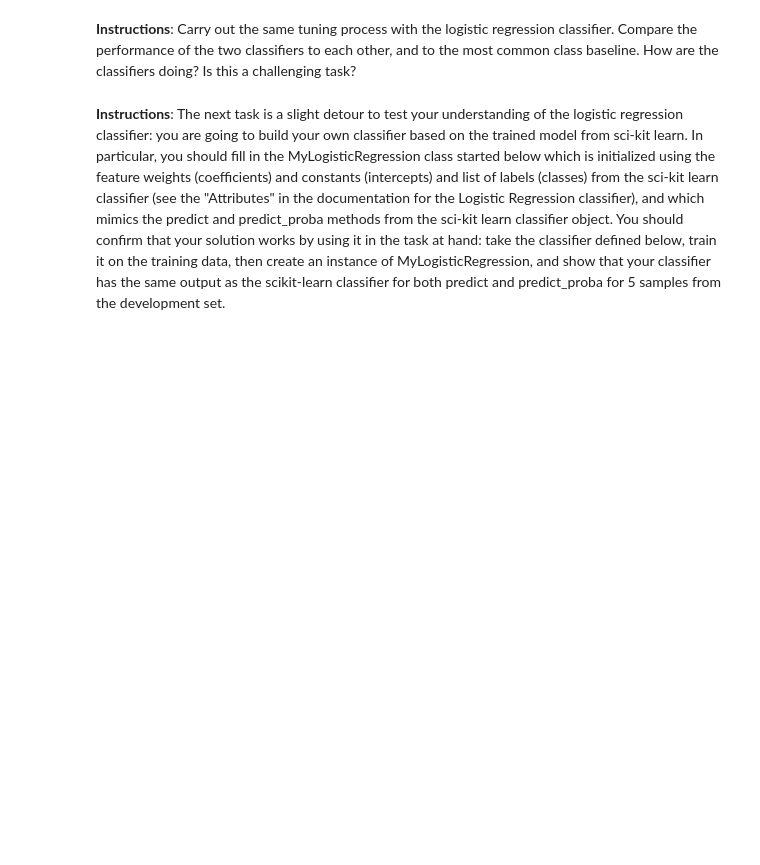
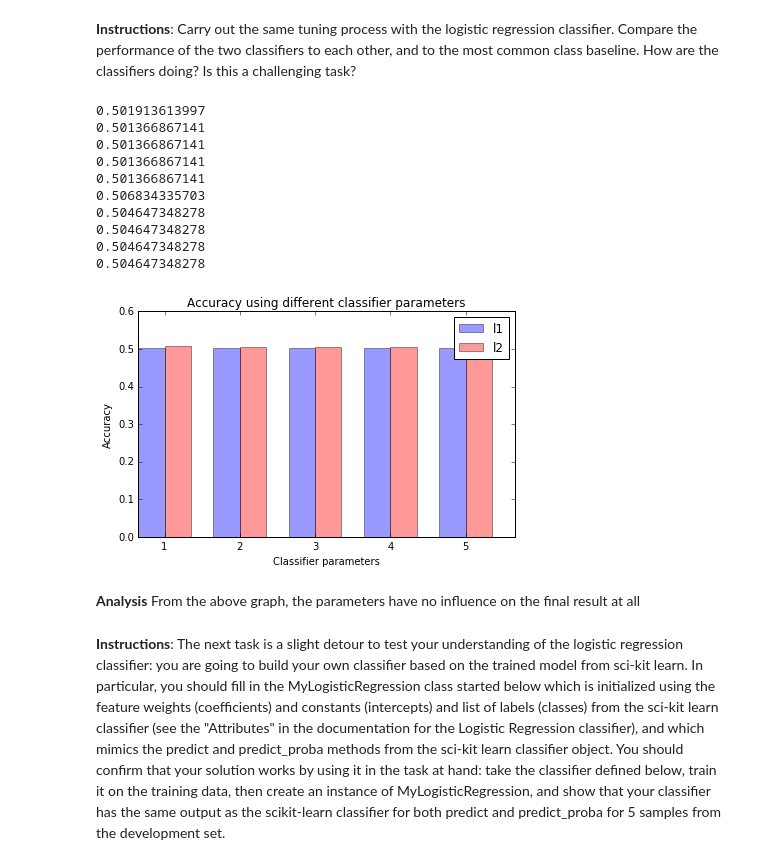
Before and after one commit to sunshinelala1991/WebSearchAssignment1, a Jupyter notebook: assignment1_yunw4.ipynb, the cells around one changed output. Saved outputs shown, nothing was run; the diff lists cells and outputs as text; code cells hidden in the pictures; blank space fills up the shorter version.

```diff
--- a/assignment1_yunw4.ipynb
+++ b/assignment1_yunw4.ipynb
@@ -327,8 +339,37 @@ plot_graph(accuracy_list,range(2,12,2))
 # %% [markdown]
 <b>Instructions</b>: Carry out the same tuning process with the logistic regression classifier. Compare the performance of the two classifiers to each other, and to the most common class baseline. How are the classifiers doing? Is this a challenging task?
-# %%
-clf2=LogisticRegression()
-
-print test(clf2,trn_feature_dicts,trn_labels,dev_feature_dicts,dev_labels)
+# %%
+from sklearn.linear_model import LogisticRegression
+'''
+Build logistic regression model using different parameter settings, i.e.
+max_iter(Maximum number of iterations taken for the solvers to converge)
+and penalty(str, ‘l1’ or ‘l2’,Used to specify the norm used in the penalization).
+For this assignment, penalty is set to 'l1' and 'l2', while max_iter is set to 10,100,
+1000,10000,100000
+'''
+accuracy_list2=[]
+for penalty in ['l1','l2']:
+    for max_iter in range(1,6):
+        clf2=LogisticRegression(penalty=penalty,max_iter=10**max_iter)
+        acc= test(clf2,trn_feature_dicts,trn_labels,dev_feature_dicts,dev_labels)
+        print acc
+        accuracy_list2.append(acc)
+# plot the bar chart
+plot_graph(accuracy_list2,['l1','l2'],range(1,6))
+# %% [output]
+0.501913613997
+0.501366867141
+0.501366867141
+0.501366867141
+0.501366867141
+0.506834335703
+0.504647348278
+0.504647348278
+0.504647348278
+0.504647348278
+[figure, added]
+# %% [markdown]
+<b>Analysis</b>
+From the above graph, the parameters have no influence on the final result at all
 # %% [markdown]
 <b>Instructions</b>: The next task is a slight detour to test your understanding of the logistic regression classifier: you are going to build your own classifier based on the trained model from sci-kit learn. In particular, you should fill in the MyLogisticRegression class started below which is initialized using the feature weights (coefficients) and constants (intercepts) and list of labels (classes) from the sci-kit learn classifier (see the "Attributes" in the documentation for the Logistic Regression classifier), and which mimics the predict and predict_proba methods from the sci-kit learn classifier object. You should confirm that your solution works by using it in the task at hand: take the classifier defined below, train it on the training data, then create an instance of MyLogisticRegression, and show that your classifier has the same output as the scikit-learn classifier for both predict and predict_proba for 5 samples from the development set.
```
Also changed, not shown: parts of 17 cells of this notebook.
